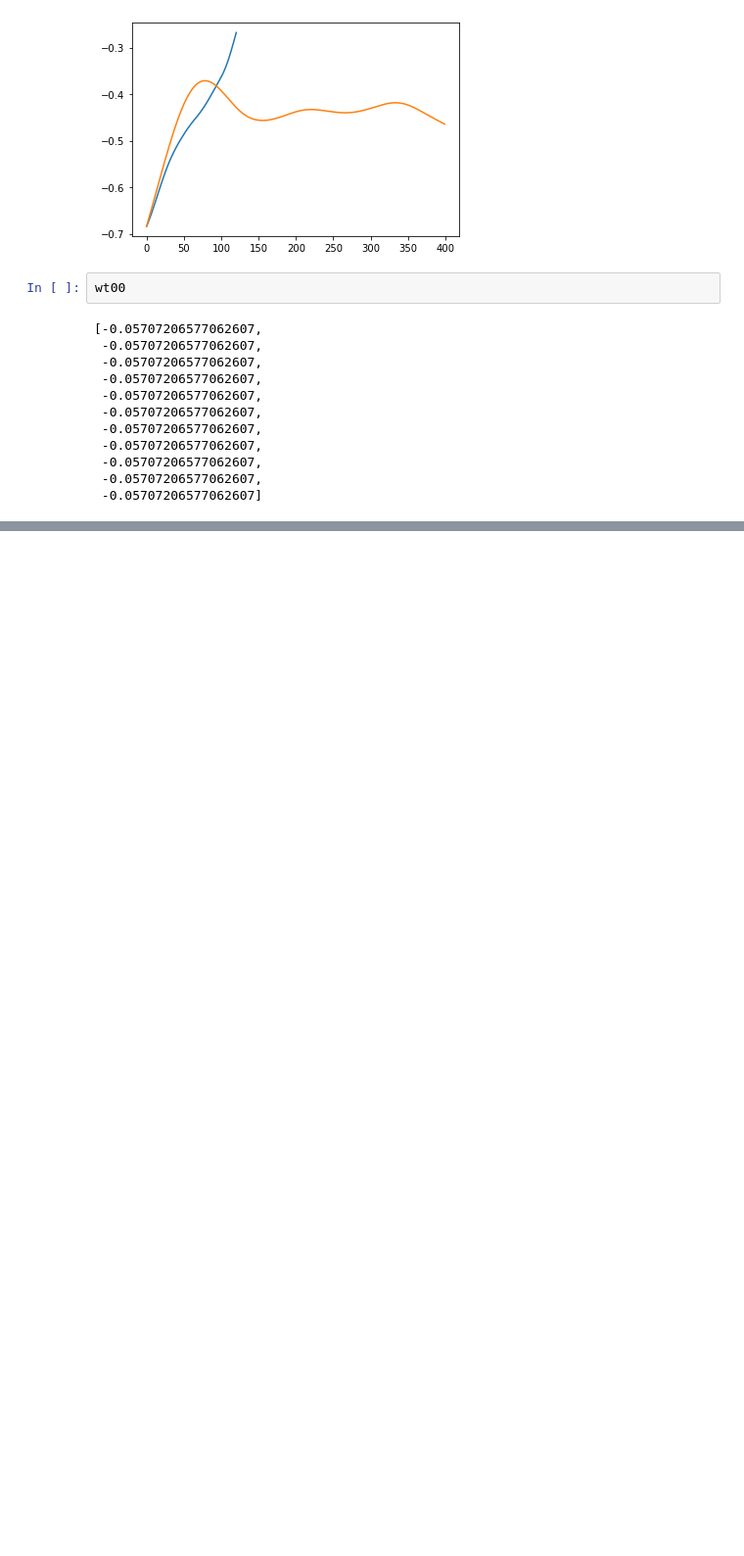
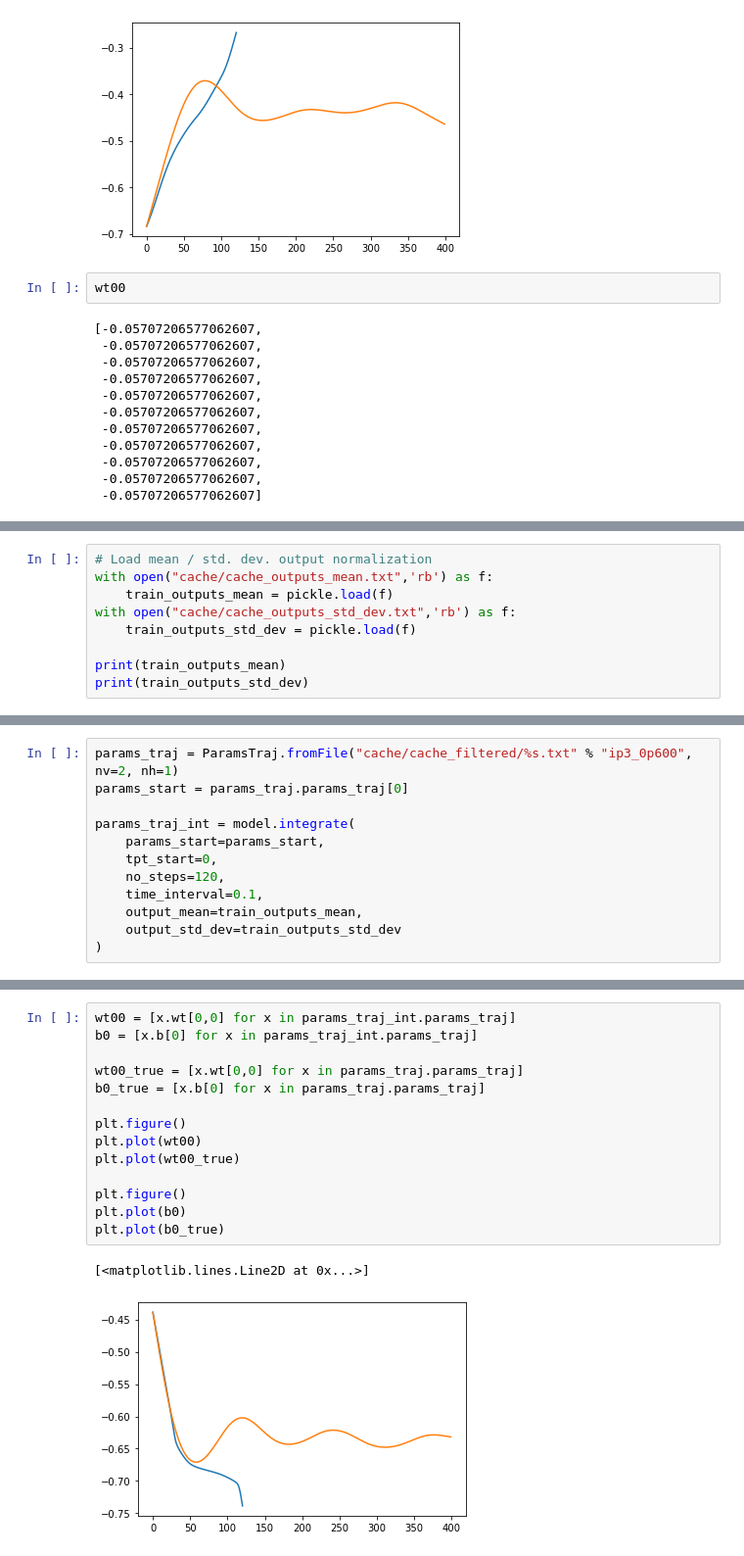
Before and after one commit to smrfeld/phys_dbd, a Jupyter notebook: example/main.ipynb, the cells around one changed output, grey strips where cells are left out. Shown at 98% size. Drawn from its saved outputs; the diff is of its cells as text; blank space fills up the shorter version.

```diff
--- a/example/main.ipynb
+++ b/example/main.ipynb
@@ -748,0 +932,9 @@ wt00
+# %%
+# Load mean / std. dev. output normalization
+with open("cache/cache_outputs_mean.txt",'rb') as f:
+    train_outputs_mean = pickle.load(f)
+with open("cache/cache_outputs_std_dev.txt",'rb') as f:
+    train_outputs_std_dev = pickle.load(f)
+
+print(train_outputs_mean)
+print(train_outputs_std_dev)
@@ -748,0 +944,12 @@ wt00
+# %%
+params_traj = ParamsTraj.fromFile("cache/cache_filtered/%s.txt" % "ip3_0p600", nv=2, nh=1)
+params_start = params_traj.params_traj[0]
+
+params_traj_int = model.integrate(
+    params_start=params_start,
+    tpt_start=0,
+    no_steps=120,
+    time_interval=0.1,
+    output_mean=train_outputs_mean,
+    output_std_dev=train_outputs_std_dev
+)
@@ -748,0 +967,17 @@ wt00
+# %%
+wt00 = [x.wt[0,0] for x in params_traj_int.params_traj]
+b0 = [x.b[0] for x in params_traj_int.params_traj]
+
+wt00_true = [x.wt[0,0] for x in params_traj.params_traj]
+b0_true = [x.b[0] for x in params_traj.params_traj]
+
+plt.figure()
+plt.plot(wt00)
+plt.plot(wt00_true)
+
+plt.figure()
+plt.plot(b0)
+plt.plot(b0_true)
+# %% [output]
+[<matplotlib.lines.Line2D at 0x...>]
+[figure, added]
```
Also changed, not shown: parts of 22 cells of this notebook, 4 other files.
